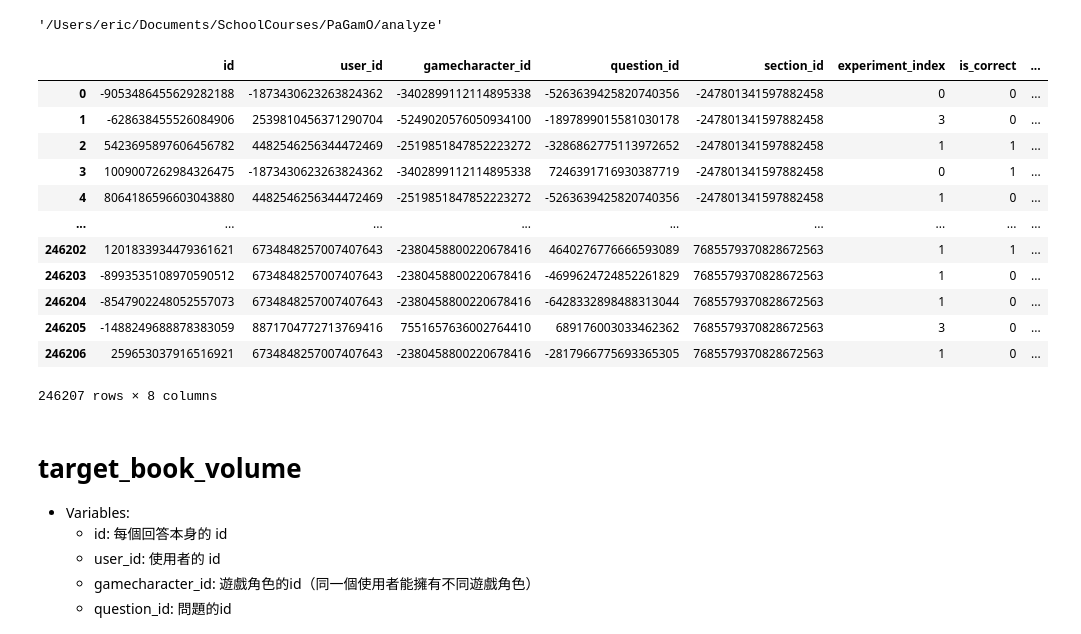
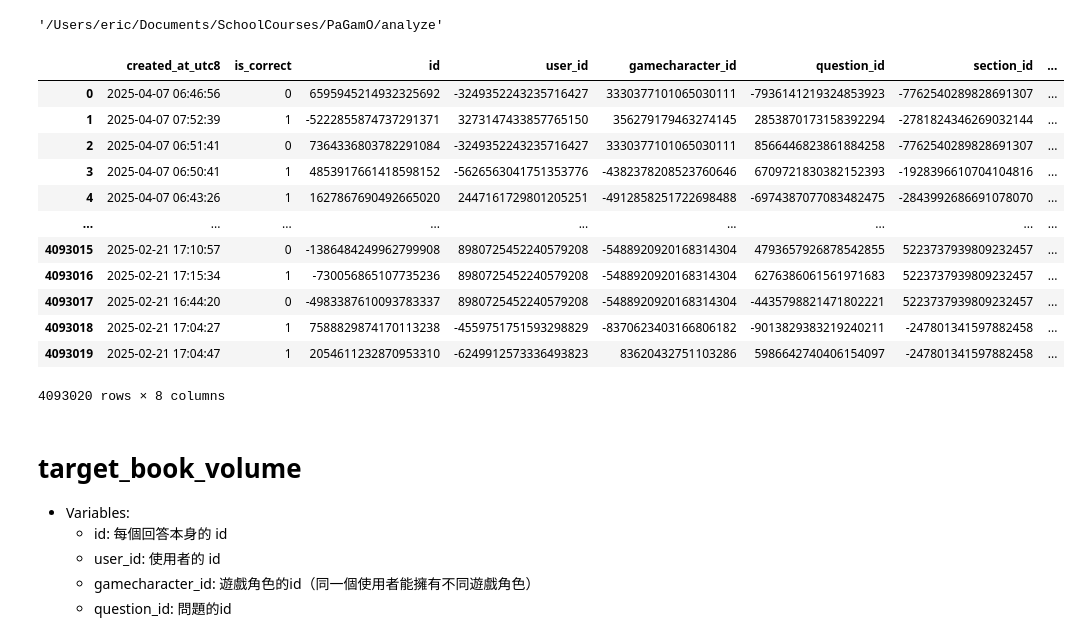
Before and after one commit to marsneko/PaGamO, a Jupyter notebook: analyze/analyze.ipynb, the cells around one changed output. Cells and saved outputs as stored; diff of their text form; code cells hidden in the pictures.

```diff
--- a/analyze/analyze.ipynb
+++ b/analyze/analyze.ipynb
@@ -45,21 +45,21 @@ df_user_info_05 = pd.read_parquet('/Users/eric/Documents/SchoolCourses/PaGamO/da
 daily_stat = pd.read_parquet('/Users/eric/Documents/SchoolCourses/PaGamO/data/raw/experiment-2025-q1/ntuecon_experiment_250603/target_gc_daily_stat_2025-06-03.parquet')
 course = pd.read_parquet("/Users/eric/Documents/SchoolCourses/PaGamO/data/raw/experiment-2025-q1/ntuecon_experiment_250603/target_gc_course_2025-06-03.parquet")
 # %%
-df_book_vol
+df_user_ans
 # %% [output]
-|  | id | user_id | gamecharacter_id | question_id | section_id | experiment_index | is_correct | ... |
-| 0 | -9053486455629282188 | -1873430623263824362 | -3402899112114895338 | -5263639425820740356 | -247801341597882458 | 0 | 0 | ... |
-| 1 | -628638455526084906 | 2539810456371290704 | -5249020576050934100 | -1897899015581030178 | -247801341597882458 | 3 | 0 | ... |
-| 2 | 5423695897606456782 | 4482546256344472469 | -2519851847852223272 | -3286862775113972652 | -247801341597882458 | 1 | 1 | ... |
-| 3 | 1009007262984326475 | -1873430623263824362 | -3402899112114895338 | 7246391716930387719 | -247801341597882458 | 0 | 1 | ... |
-| 4 | 8064186596603043880 | 4482546256344472469 | -2519851847852223272 | -5263639425820740356 | -247801341597882458 | 1 | 0 | ... |
+|  | created_at_utc8 | is_correct | id | user_id | gamecharacter_id | question_id | section_id | ... |
+| 0 | 2025-04-07 06:46:56 | 0 | 6595945214932325692 | -3249352243235716427 | 3330377101065030111 | -7936141219324853923 | -7762540289828691307 | ... |
+| 1 | 2025-04-07 07:52:39 | 1 | -5222855874737291371 | 3273147433857765150 | 356279179463274145 | 2853870173158392294 | -2781824346269032144 | ... |
+| 2 | 2025-04-07 06:51:41 | 0 | 7364336803782291084 | -3249352243235716427 | 3330377101065030111 | 8566446823861884258 | -7762540289828691307 | ... |
+| 3 | 2025-04-07 06:50:41 | 1 | 4853917661418598152 | -5626563041751353776 | -4382378208523760646 | 6709721830382152393 | -1928396610704104816 | ... |
+| 4 | 2025-04-07 06:43:26 | 1 | 1627867690492665020 | 2447161729801205251 | -4912858251722698488 | -6974387077083482475 | -2843992686691078070 | ... |
 | ... | ... | ... | ... | ... | ... | ... | ... | ... |
-| 246202 | 1201833934479361621 | 6734848257007407643 | -2380458800220678416 | 4640276776666593089 | 7685579370828672563 | 1 | 1 | ... |
-| 246203 | -8993535108970590512 | 6734848257007407643 | -2380458800220678416 | -4699624724852261829 | 7685579370828672563 | 1 | 0 | ... |
-| 246204 | -8547902248052557073 | 6734848257007407643 | -2380458800220678416 | -6428332898488313044 | 7685579370828672563 | 1 | 0 | ... |
-| 246205 | -1488249688878383059 | 8871704772713769416 | 7551657636002764410 | 689176003033462362 | 7685579370828672563 | 3 | 0 | ... |
-| 246206 | 259653037916516921 | 6734848257007407643 | -2380458800220678416 | -2817966775693365305 | 7685579370828672563 | 1 | 0 | ... |
+| 4093015 | 2025-02-21 17:10:57 | 0 | -1386484249962799908 | 8980725452240579208 | -5488920920168314304 | 4793657926878542855 | 5223737939809232457 | ... |
+| 4093016 | 2025-02-21 17:15:34 | 1 | -730056865107735236 | 8980725452240579208 | -5488920920168314304 | 6276386061561971683 | 5223737939809232457 | ... |
+| 4093017 | 2025-02-21 16:44:20 | 0 | -4983387610093783337 | 8980725452240579208 | -5488920920168314304 | -4435798821471802221 | 5223737939809232457 | ... |
+| 4093018 | 2025-02-21 17:04:27 | 1 | 7588829874170113238 | -4559751751593298829 | -8370623403166806182 | -9013829383219240211 | -247801341597882458 | ... |
+| 4093019 | 2025-02-21 17:04:47 | 1 | 2054611232870953310 | -6249912573336493823 | 83620432751103286 | 5986642740406154097 | -247801341597882458 | ... |
-246207 rows × 8 columns
+4093020 rows × 8 columns
 # %% [markdown]
 # target_book_volume
 - Variables:
```
Also changed, not shown: parts of 1 cell of this notebook, 11 other files.
